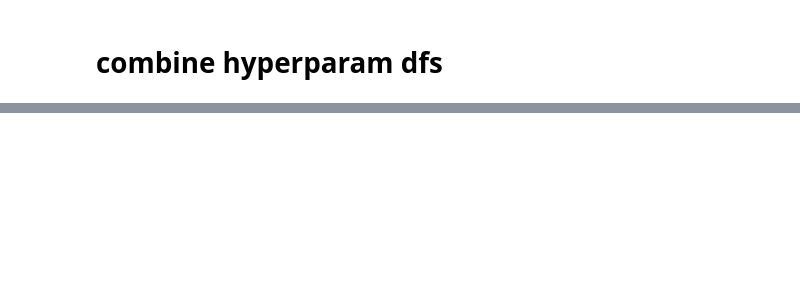
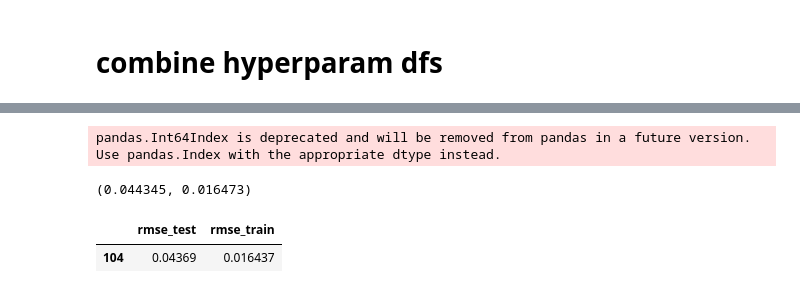
Before and after one commit to nt409/quant-res-doses, a Jupyter notebook: notebooks/002_hyper_pp.ipynb, the cells around one changed output, grey strips where cells are left out. Drawn from its saved outputs; the diff is of its cells as text; code cells hidden in the pictures; blank space fills up the shorter version.

```diff
--- a/notebooks/002_hyper_pp.ipynb
+++ b/notebooks/002_hyper_pp.ipynb
@@ -139,0 +111,4 @@ todo.to_csv(f'../outputs/todo/{model}.csv', index=False)
+# %%
+best_model = XGBRegressor(**best_pars).fit(X_train, y_train)
+# %% [output]
+pandas.Int64Index is deprecated and will be removed from pandas in a future version. Use pandas.Index with the appropriate dtype instead.
@@ -139,0 +121,9 @@ todo.to_csv(f'../outputs/todo/{model}.csv', index=False)
+# %%
+rmse_test.round(6), rmse_train.round(6)
+# %% [output]
+(0.044345, 0.016473)
+# %%
+df.filter(like='rmse_').head(1).drop(['rmse_test_def'], axis=1)
+# %% [output]
+|  | rmse_test | rmse_train |
+| 104 | 0.04369 | 0.016437 |
```
Also changed, not shown: parts of 21 cells of this notebook, 45 other files.
